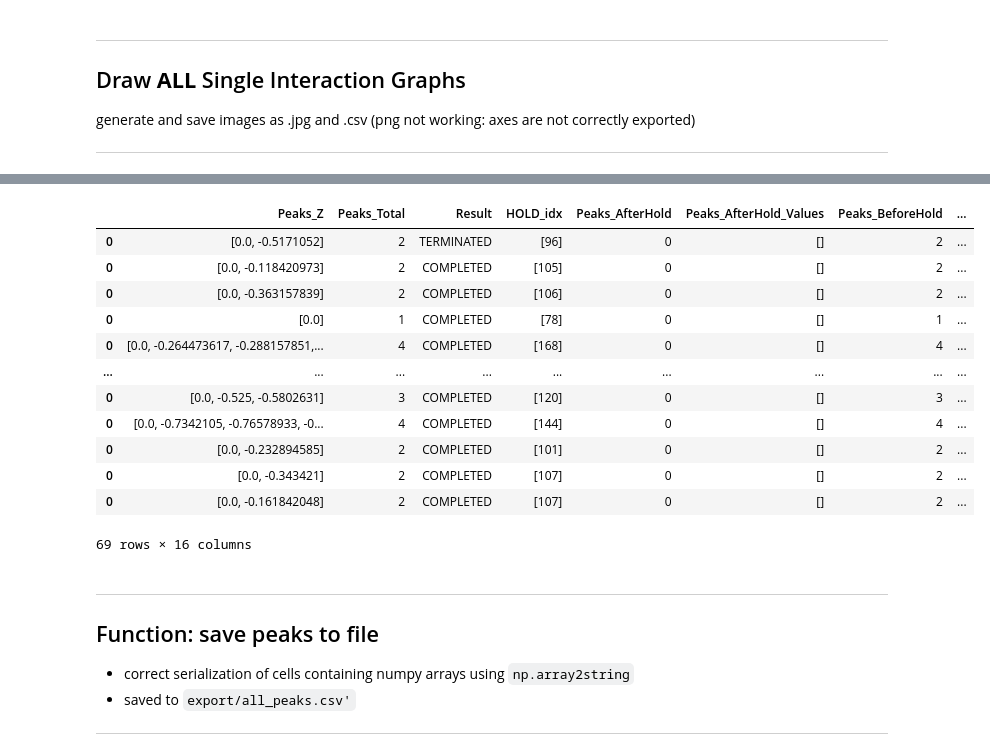
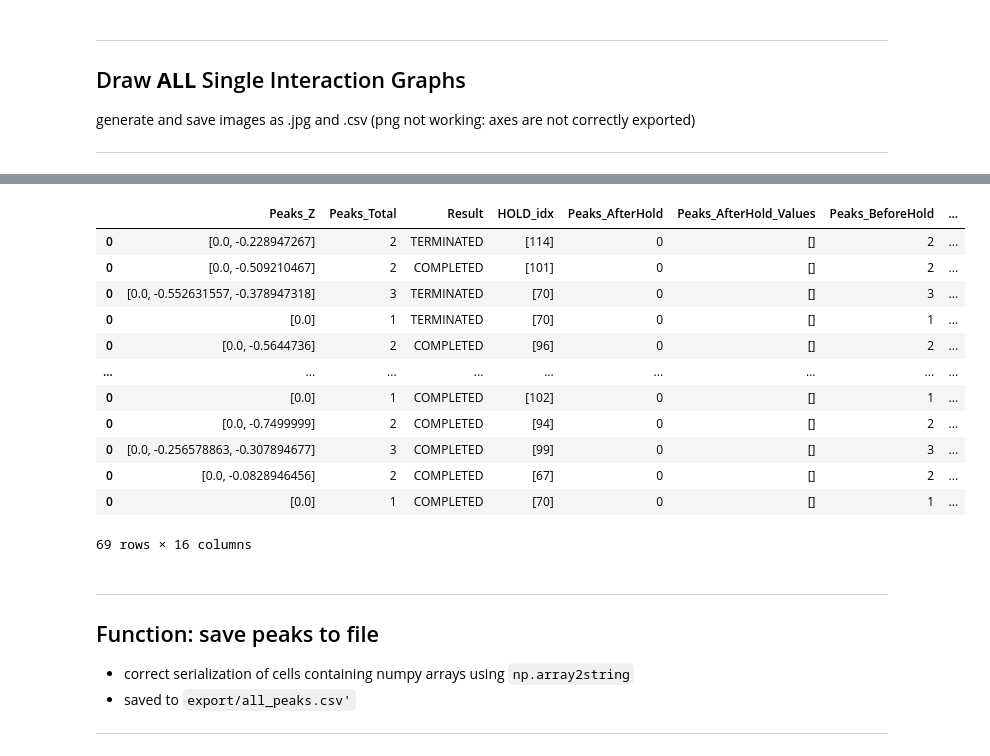
Before and after one commit to visualengineers/reflex-avi2022-results, a Jupyter notebook: code/details.ipynb, the cells around one changed output, grey strips where cells are left out. Cells and saved outputs as stored; diff of their text form; code cells hidden in the pictures.

```diff
--- a/code/details.ipynb
+++ b/code/details.ipynb
@@ -329,47 +329,47 @@ def extractAllPeaks(num_layers, mapping, target):
       after = peaks[peaks < hold]
 
       result["Peaks_AfterHold"] = len(before)
       result["Peaks_AfterHold_Values"] = [before]
       result["Peaks_BeforeHold"] = len(after)
       result["Peaks_BeforeHold_Values"] = [after]
 
-      lower = peaks_z[peaks_z[0] > -borders[target+1]]
-      deeper = peaks_z[peaks_z[0] < -borders[target]]
+      lower = peaks_z[peaks_z[0] > -borders[target]]
+      deeper = peaks_z[peaks_z[0] < -borders[target+1]]
 
       result["Peaks_lower"] = len(lower)
       result["Peaks_lower_Values"] = [lower[0].values]
       result["Peaks_deeper"] = len(deeper)
       result["Peaks_deeper_Values"] = [deeper[0].values]
 
       result["Peaks_between"] = result["Peaks_Total"] - (result["Peaks_lower"] + result["Peaks_deeper"])
 
       result["Peaks_Z"] = result["Peaks_Z"]
 
       complete = pd.concat([complete, result])
 
 
    complete["NumLayers"] = num_layers
    complete["MappingMethod"] = mapping
    complete["TargetLayer"] = target
 
    return complete
 
 # test
-peaks_df = extractAllPeaks(6, " direct", 1)
+peaks_df = extractAllPeaks(6, " densening", 1)
 display(peaks_df)
 # %% [output]
 |  | Peaks_Z | Peaks_Total | Result | HOLD_idx | Peaks_AfterHold | Peaks_AfterHold_Values | Peaks_BeforeHold | ... |
-| 0 | [0.0, -0.5171052] | 2 | TERMINATED | [96] | 0 | [] | 2 | ... |
-| 0 | [0.0, -0.118420973] | 2 | COMPLETED | [105] | 0 | [] | 2 | ... |
-| 0 | [0.0, -0.363157839] | 2 | COMPLETED | [106] | 0 | [] | 2 | ... |
-| 0 | [0.0] | 1 | COMPLETED | [78] | 0 | [] | 1 | ... |
-| 0 | [0.0, -0.264473617, -0.288157851,... | 4 | COMPLETED | [168] | 0 | [] | 4 | ... |
+| 0 | [0.0, -0.228947267] | 2 | TERMINATED | [114] | 0 | [] | 2 | ... |
+| 0 | [0.0, -0.509210467] | 2 | COMPLETED | [101] | 0 | [] | 2 | ... |
+| 0 | [0.0, -0.552631557, -0.378947318] | 3 | TERMINATED | [70] | 0 | [] | 3 | ... |
+| 0 | [0.0] | 1 | TERMINATED | [70] | 0 | [] | 1 | ... |
+| 0 | [0.0, -0.5644736] | 2 | COMPLETED | [96] | 0 | [] | 2 | ... |
 | ... | ... | ... | ... | ... | ... | ... | ... | ... |
-| 0 | [0.0, -0.525, -0.5802631] | 3 | COMPLETED | [120] | 0 | [] | 3 | ... |
-| 0 | [0.0, -0.7342105, -0.76578933, -0... | 4 | COMPLETED | [144] | 0 | [] | 4 | ... |
-| 0 | [0.0, -0.232894585] | 2 | COMPLETED | [101] | 0 | [] | 2 | ... |
-| 0 | [0.0, -0.343421] | 2 | COMPLETED | [107] | 0 | [] | 2 | ... |
-| 0 | [0.0, -0.161842048] | 2 | COMPLETED | [107] | 0 | [] | 2 | ... |
+| 0 | [0.0] | 1 | COMPLETED | [102] | 0 | [] | 1 | ... |
+| 0 | [0.0, -0.7499999] | 2 | COMPLETED | [94] | 0 | [] | 2 | ... |
+| 0 | [0.0, -0.256578863, -0.307894677] | 3 | COMPLETED | [99] | 0 | [] | 3 | ... |
+| 0 | [0.0, -0.0828946456] | 2 | COMPLETED | [67] | 0 | [] | 2 | ... |
+| 0 | [0.0] | 1 | COMPLETED | [70] | 0 | [] | 1 | ... |
 69 rows × 16 columns
 # %% [markdown]
 ---
```
Also changed, not shown: parts of 3 cells of this notebook, 3 other files.
